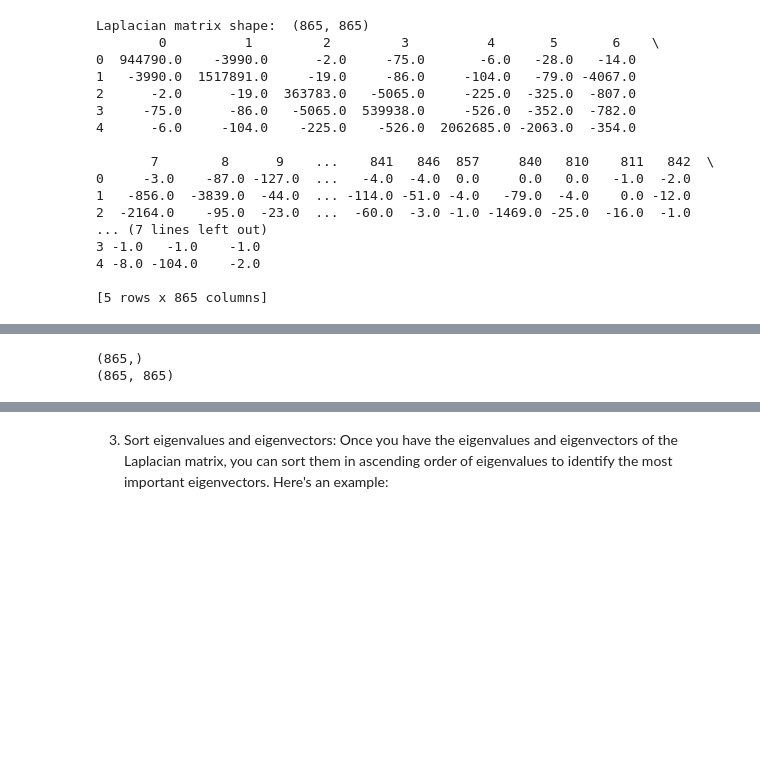
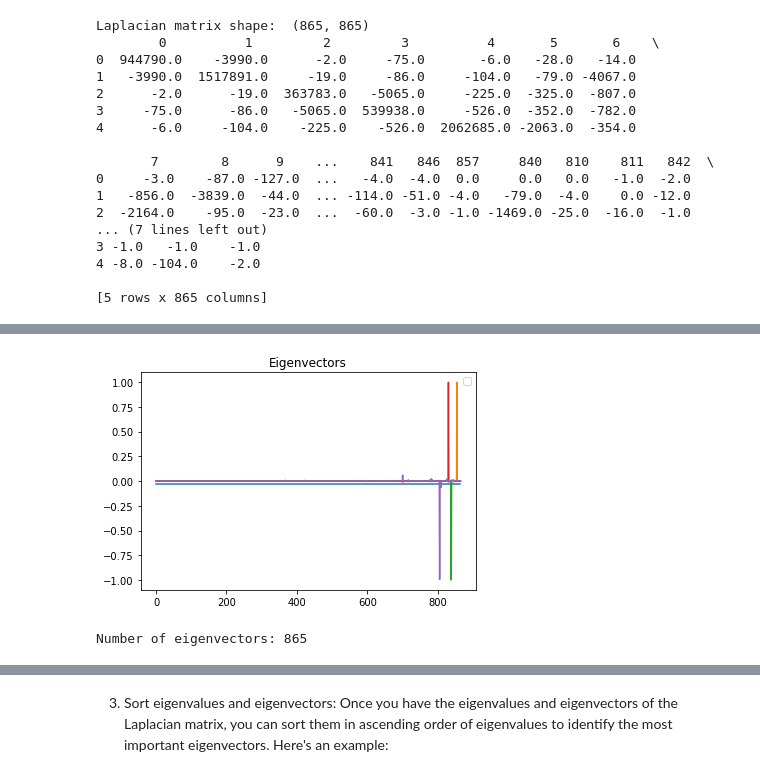
Before and after one commit to MarciaFG/scimobility, a Jupyter notebook: LaplacianMatrix.ipynb, the cells around one changed output, grey strips where cells are left out. Drawn from its saved outputs; the diff is of its cells as text; code cells hidden in the pictures; blank space fills up the shorter version.

```diff
--- a/LaplacianMatrix.ipynb
+++ b/LaplacianMatrix.ipynb
@@ -177,0 +176,8 @@ Laplacian eigenvalues:  [-4.64757642e-11  6.76135336e+02  9.99638239e+02  1.4684
+# %%
+# Plot the first three eigenvectors
+for i in range(5):
+    plt.plot(eigenvectors[:, i])
+plt.legend()
+plt.title("Eigenvectors")
+plt.show()
+# %% [output]
@@ -178,9 +185,8 @@ Laplacian eigenvalues:  [-4.64757642e-11  6.76135336e+02  9.99638239e+02  1.4684
+[figure, added]
 # %%
-print(eigenvalues.shape)
-print(eigenvectors.shape)
+print("Number of eigenvectors:", eigenvectors.shape[1])
 # %% [output]
-(865,)
-(865, 865)
+Number of eigenvectors: 865
 # %%
 v1 = eigenvectors[:, 0]
 v2 = eigenvectors[:, 1]
```
Also changed, not shown: parts of 29 cells of this notebook.
